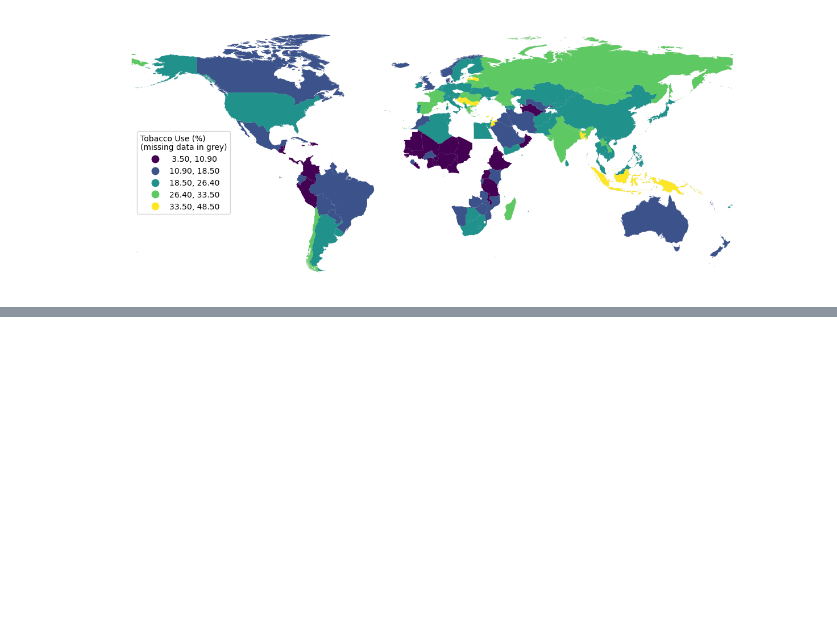
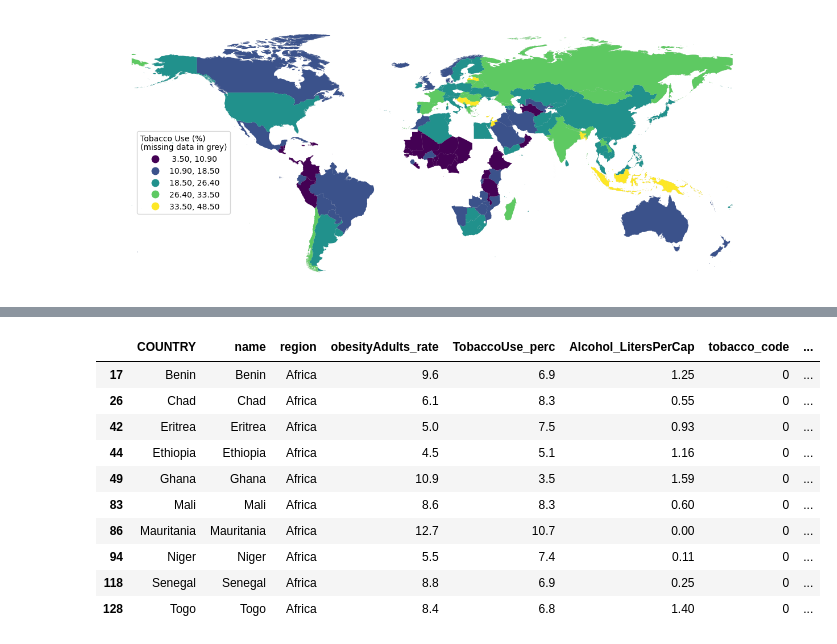
Before and after one commit to 2025DACSS-CSSmeths/HW1_repo, a Jupyter notebook: code_hw1.ipynb, the cells around one changed output, grey strips where cells are left out. Drawn from its saved outputs; the diff is of its cells as text; code cells hidden in the pictures; blank space fills up the shorter version.

```diff
--- a/code_hw1.ipynb
+++ b/code_hw1.ipynb
@@ -261,3 +261,17 @@ print(BestCountries)
+# %%
+BestCountries  # The best countries are as below: Benin, Chad, Eritrea, Ethiopia,Chana, Mali, Mauritania,Niger,Senegal,Togo
+# %% [output]
+|  | COUNTRY | name | region | obesityAdults_rate | TobaccoUse_perc | Alcohol_LitersPerCap | tobacco_code | ... |
+| 17 | Benin | Benin | Africa | 9.6 | 6.9 | 1.25 | 0 | ... |
+| 26 | Chad | Chad | Africa | 6.1 | 8.3 | 0.55 | 0 | ... |
+| 42 | Eritrea | Eritrea | Africa | 5.0 | 7.5 | 0.93 | 0 | ... |
+| 44 | Ethiopia | Ethiopia | Africa | 4.5 | 5.1 | 1.16 | 0 | ... |
+| 49 | Ghana | Ghana | Africa | 10.9 | 3.5 | 1.59 | 0 | ... |
+| 83 | Mali | Mali | Africa | 8.6 | 8.3 | 0.60 | 0 | ... |
+| 86 | Mauritania | Mauritania | Africa | 12.7 | 10.7 | 0.00 | 0 | ... |
+| 94 | Niger | Niger | Africa | 5.5 | 7.4 | 0.11 | 0 | ... |
+| 118 | Senegal | Senegal | Africa | 8.8 | 6.9 | 0.25 | 0 | ... |
+| 128 | Togo | Togo | Africa | 8.4 | 6.8 | 1.40 | 0 | ... |
 # %%
 cia.info()
 # %% [output]
```
Also changed, not shown: parts of 5 cells of this notebook, 1 other file.
